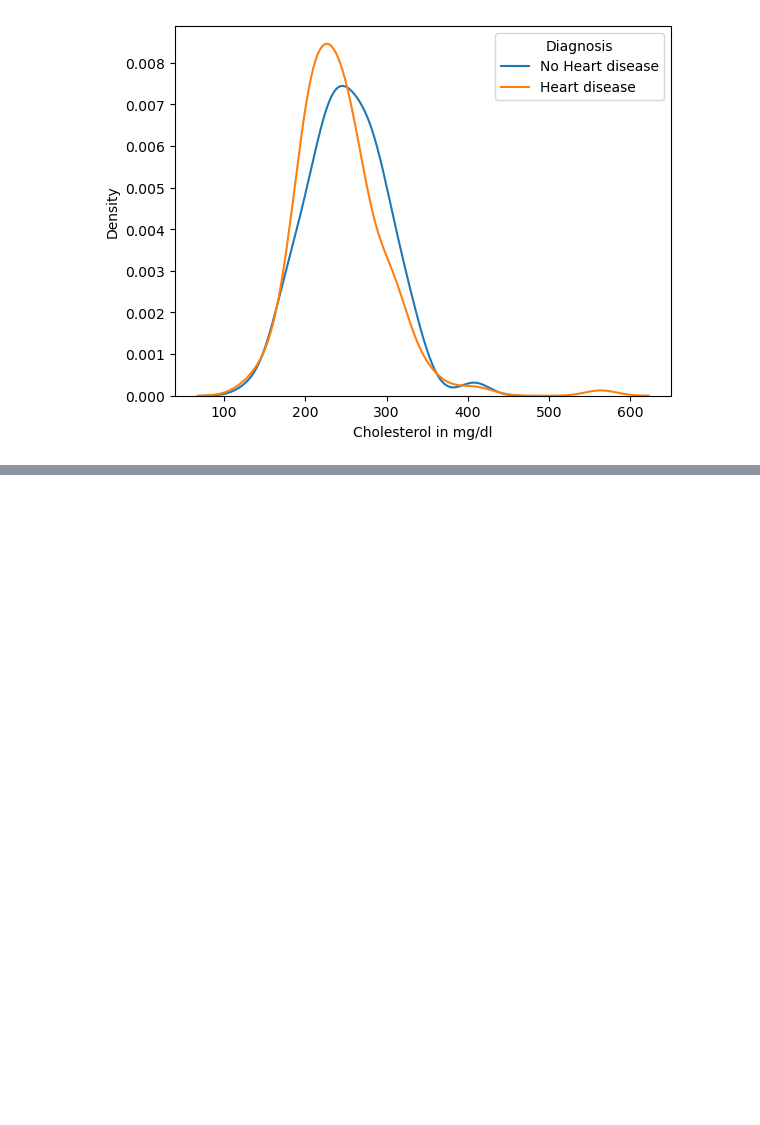
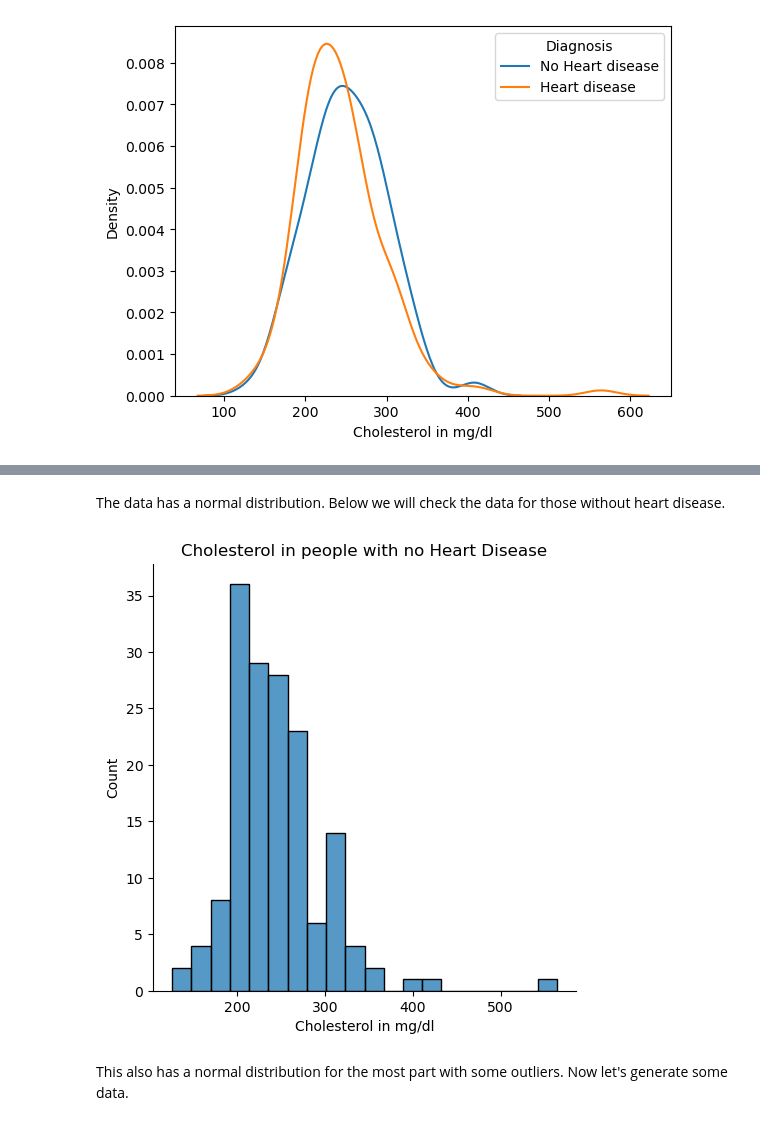
Before and after one commit to frankquinn89/PROGRAMMING_FOR_DATA_ANALYSIS, a Jupyter notebook: project.ipynb, the cells around one changed output, grey strips where cells are left out. Cells and saved outputs as stored; diff of their text form; code cells hidden in the pictures; blank space fills up the shorter version.

```diff
--- a/project.ipynb
+++ b/project.ipynb
@@ -430,0 +443,11 @@ mplot.show()
+# %% [markdown]
+The data has a normal distribution. Below we will check the data for those without heart disease.
+# %%
+sb.displot(no_heart_disease['chol'])
+mplot.title("Cholesterol in people with no Heart Disease")
+mplot.xlabel("Cholesterol in mg/dl")
+mplot.show()
+# %% [output]
+[figure, added]
+# %% [markdown]
+This also has a normal distribution for the most part with some outliers. Now let's generate some data.
```
Also changed, not shown: parts of 8 cells of this notebook.
